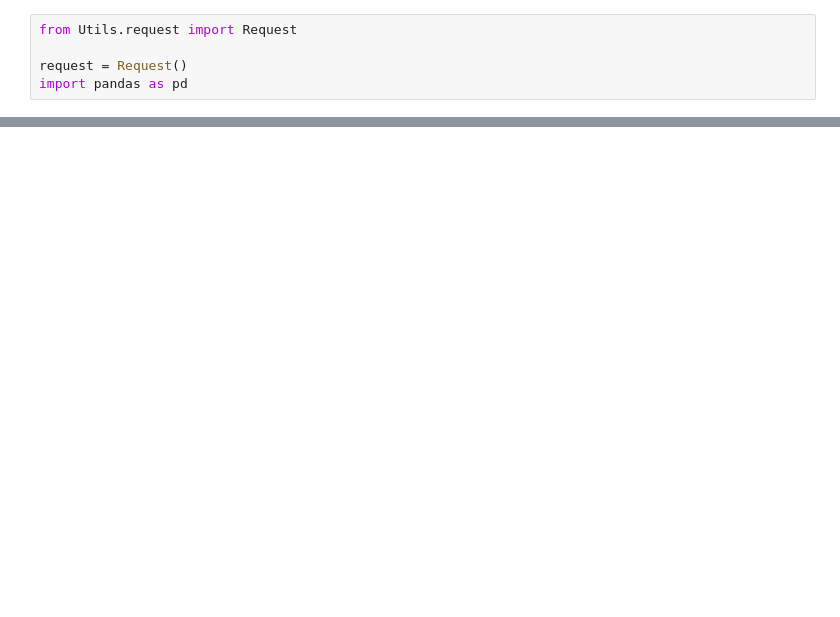
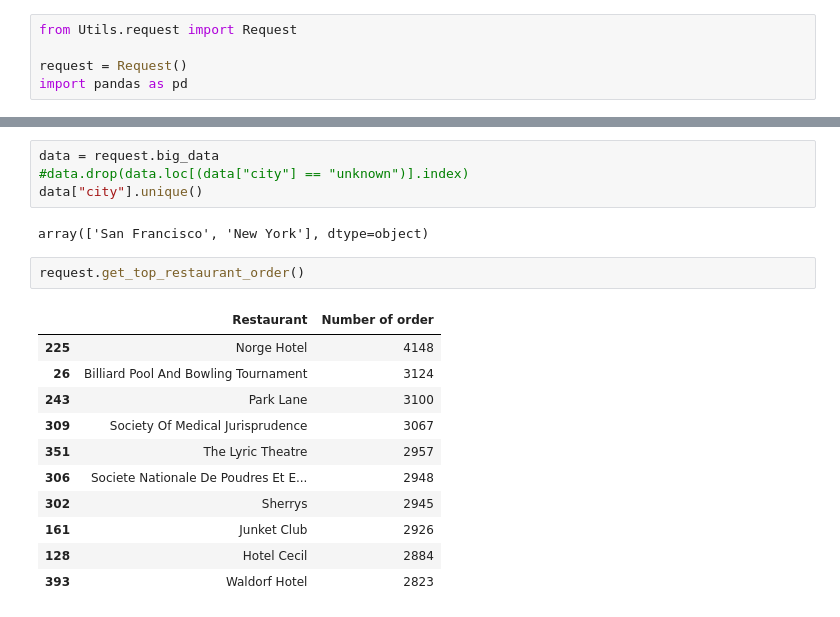
Before and after one commit to FortuneBT/Accenture-Project, a Jupyter notebook: request3.ipynb, the cells around one changed output, grey strips where cells are left out. Cells and saved outputs as stored; diff of their text form; blank space fills up the shorter version.

```diff
--- a/request3.ipynb
+++ b/request3.ipynb
@@ -137,0 +428,20 @@ request.big_data
+# %%
+data = request.big_data
+#data.drop(data.loc[(data["city"] == "unknown")].index)
+data["city"].unique()
+# %% [output]
+array(['San Francisco', 'New York'], dtype=object)
+# %%
+request.get_top_restaurant_order()
+# %% [output]
+|  | Restaurant | Number of order |
+| 225 | Norge Hotel | 4148 |
+| 26 | Billiard Pool And Bowling Tournament | 3124 |
+| 243 | Park Lane | 3100 |
+| 309 | Society Of Medical Jurisprudence | 3067 |
+| 351 | The Lyric Theatre | 2957 |
+| 306 | Societe Nationale De Poudres Et E... | 2948 |
+| 302 | Sherrys | 2945 |
+| 161 | Junket Club | 2926 |
+| 128 | Hotel Cecil | 2884 |
+| 393 | Waldorf Hotel | 2823 |
```
Also changed, not shown: parts of 47 cells of this notebook, 3 other files.
